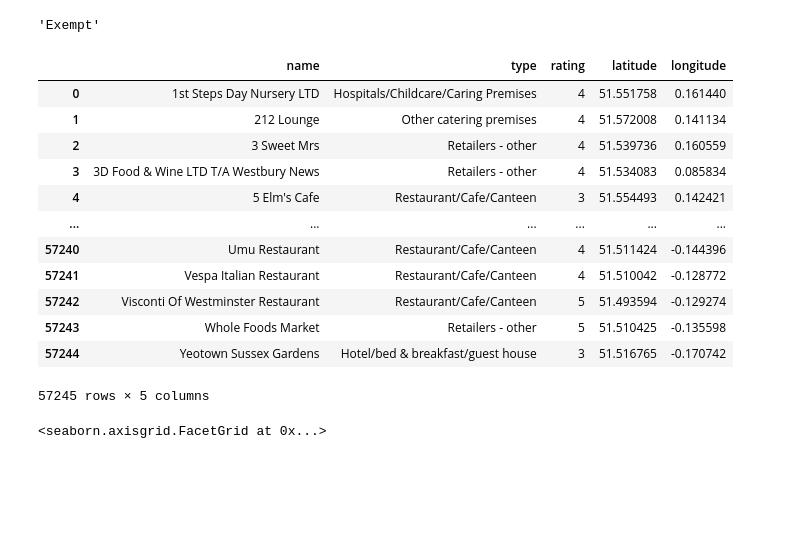
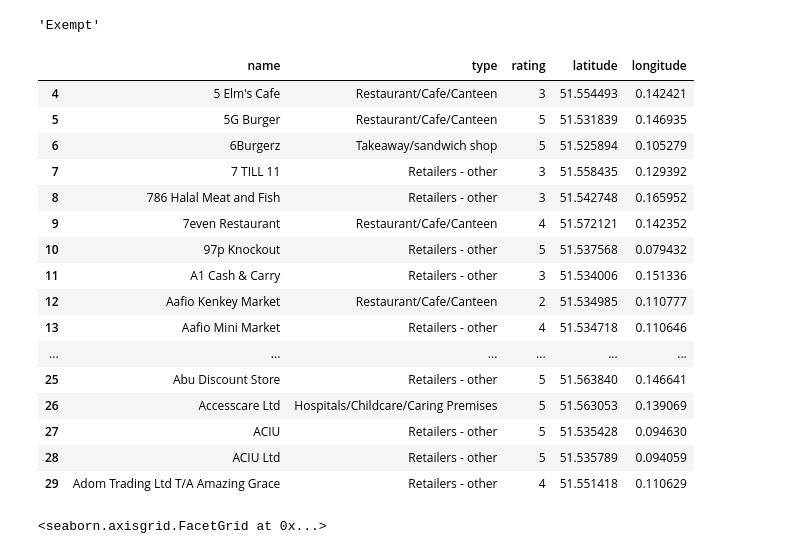
Before and after one commit to PointTensor/london-hygiene-rating, a Jupyter notebook: main.ipynb, the cells around one changed output. Saved outputs shown, nothing was run; the diff lists cells and outputs as text; code cells hidden in the pictures; blank space fills up the shorter version.

```diff
--- a/main.ipynb
+++ b/main.ipynb
@@ -134,21 +135,25 @@ def create_geo_df(path ):
 # %%
 df = pd.read_csv('/Users/rashidalawadhi/Documents/GitHub/data_analysis/london-hygiene-rating/excel_sheets/total_data.csv', index_col=0)
 # %%
-df
+df[4:30]
 # %% [output]
 |  | name | type | rating | latitude | longitude |
-| 0 | 1st Steps Day Nursery LTD | Hospitals/Childcare/Caring Premises | 4 | 51.551758 | 0.161440 |
-| 1 | 212 Lounge | Other catering premises | 4 | 51.572008 | 0.141134 |
-| 2 | 3 Sweet Mrs | Retailers - other | 4 | 51.539736 | 0.160559 |
-| 3 | 3D Food & Wine LTD T/A Westbury News | Retailers - other | 4 | 51.534083 | 0.085834 |
 | 4 | 5 Elm's Cafe | Restaurant/Cafe/Canteen | 3 | 51.554493 | 0.142421 |
+| 5 | 5G Burger | Restaurant/Cafe/Canteen | 5 | 51.531839 | 0.146935 |
+| 6 | 6Burgerz | Takeaway/sandwich shop | 5 | 51.525894 | 0.105279 |
+| 7 | 7 TILL 11 | Retailers - other | 3 | 51.558435 | 0.129392 |
+| 8 | 786 Halal Meat and Fish | Retailers - other | 3 | 51.542748 | 0.165952 |
+| 9 | 7even Restaurant | Restaurant/Cafe/Canteen | 4 | 51.572121 | 0.142352 |
+| 10 | 97p Knockout | Retailers - other | 5 | 51.537568 | 0.079432 |
+| 11 | A1 Cash & Carry | Retailers - other | 3 | 51.534006 | 0.151336 |
+| 12 | Aafio Kenkey Market | Restaurant/Cafe/Canteen | 2 | 51.534985 | 0.110777 |
+| 13 | Aafio Mini Market | Retailers - other | 4 | 51.534718 | 0.110646 |
 | ... | ... | ... | ... | ... | ... |
-| 57240 | Umu Restaurant | Restaurant/Cafe/Canteen | 4 | 51.511424 | -0.144396 |
-| 57241 | Vespa Italian Restaurant | Restaurant/Cafe/Canteen | 4 | 51.510042 | -0.128772 |
-| 57242 | Visconti Of Westminster Restaurant | Restaurant/Cafe/Canteen | 5 | 51.493594 | -0.129274 |
-| 57243 | Whole Foods Market | Retailers - other | 5 | 51.510425 | -0.135598 |
-| 57244 | Yeotown Sussex Gardens | Hotel/bed & breakfast/guest house | 3 | 51.516765 | -0.170742 |
+| 25 | Abu Discount Store | Retailers - other | 5 | 51.563840 | 0.146641 |
+| 26 | Accesscare Ltd | Hospitals/Childcare/Caring Premises | 5 | 51.563053 | 0.139069 |
+| 27 | ACIU | Retailers - other | 5 | 51.535428 | 0.094630 |
+| 28 | ACIU Ltd | Retailers - other | 5 | 51.535789 | 0.094059 |
+| 29 | Adom Trading Ltd T/A Amazing Grace | Retailers - other | 4 | 51.551418 | 0.110629 |
-57245 rows × 5 columns
 # %%
 sn.displot(data=df, x='rating', binwidth=0.1)
 # %% [output]
```
Also changed, not shown: parts of 8 cells of this notebook, 1 other file.
